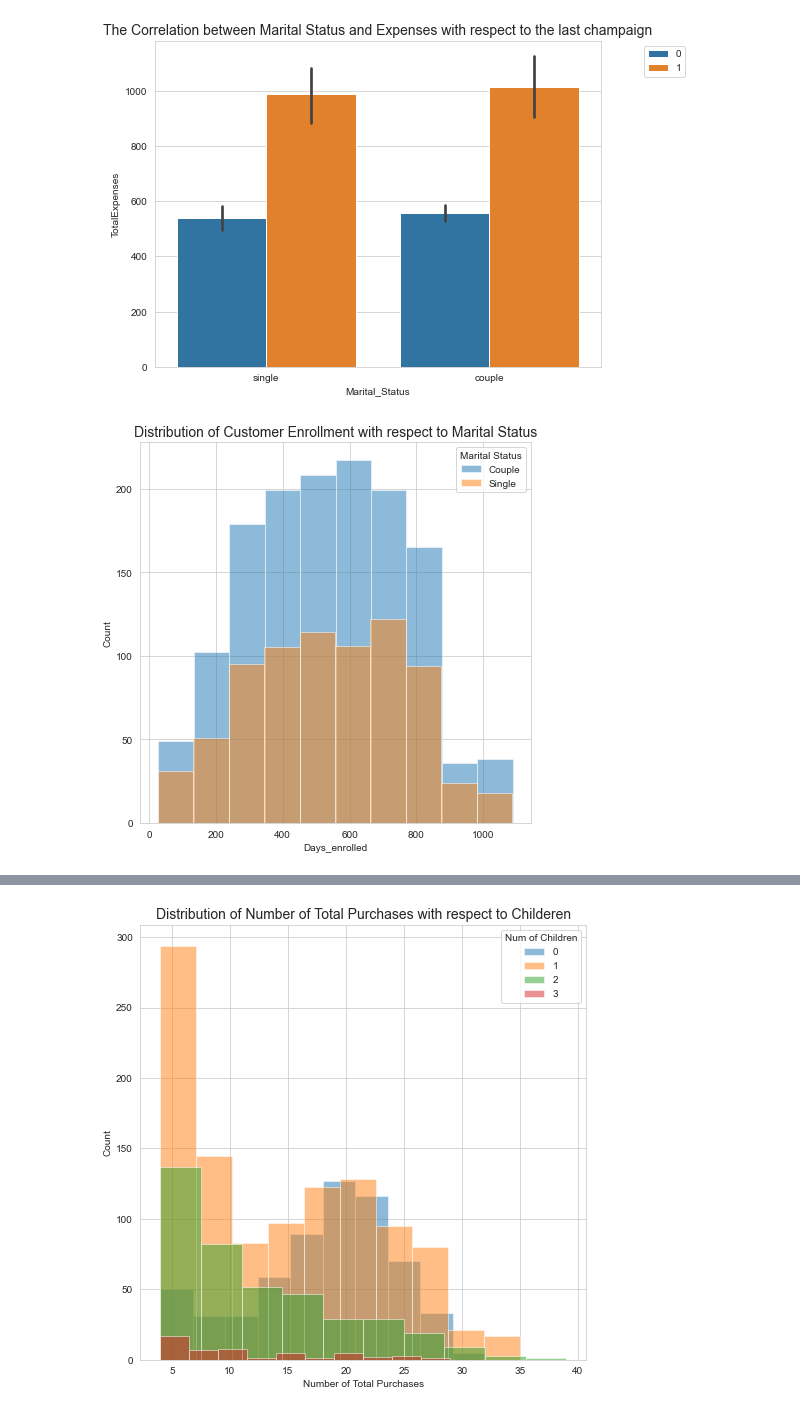
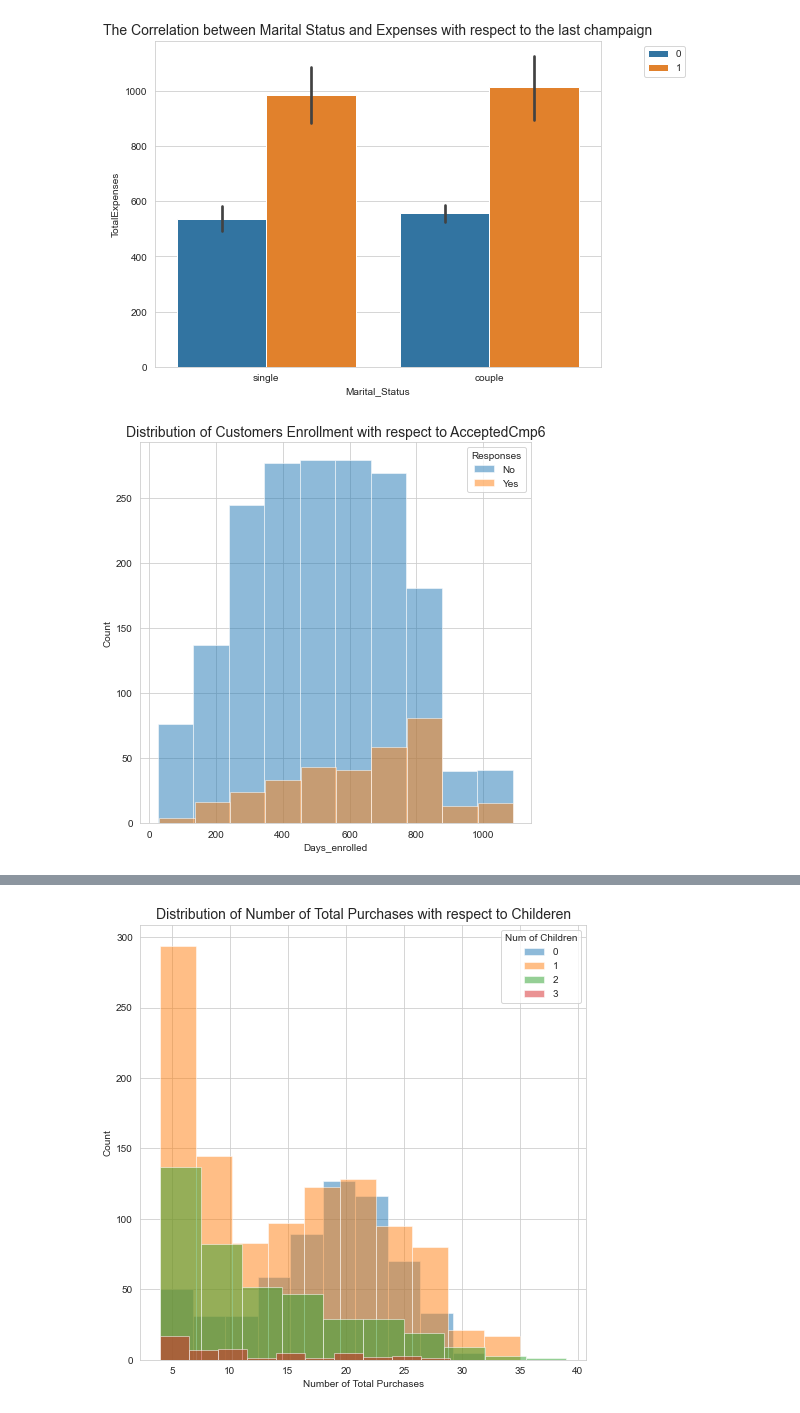
Before and after one commit to livia360/Capstone_project, a Jupyter notebook: 02_Exploratory_Data_Analysis.ipynb, the cells around one changed output, grey strips where cells are left out. Cells and saved outputs as stored; diff of their text form; code cells hidden in the pictures.

```diff
--- a/02_Exploratory_Data_Analysis.ipynb
+++ b/02_Exploratory_Data_Analysis.ipynb
@@ -156,16 +156,16 @@ plt.show();
 # %% [output]
 [figure]
 # %%
-# ANALYSIS OF THE CORRELATION BETWEEN MARITAL STATUS AND TOTAL EXPENSES
+# ANALYSIS OF THE CORRELATION BETWEEN  Days_enrolled and AcceptedCmp6
 plt.figure(figsize=(7,7))
-plt.hist("Days_Enrolled", data = df[df["Marital_Status"] == "couple"], alpha = 0.5, label = "Couple")
-plt.hist("Days_Enrolled", data = df[df["Marital_Status"] == "single"], alpha = 0.5, label = "Single")
-plt.title("Distribution of Customer Enrollment with respect to Marital Status", fontsize=14)
+plt.hist("Days_Enrolled", data = df[df["AcceptedCmp6"] == 0], alpha = 0.5, label = "No")
+plt.hist("Days_Enrolled", data = df[df["AcceptedCmp6"] == 1], alpha = 0.5, label = "Yes")
+
+plt.title("Distribution of Customers Enrollment with respect to AcceptedCmp6", fontsize=14)
 plt.xlabel("Days_enrolled")
-plt.legend(title = "Marital Status")
+plt.legend(title = "Responses")
 plt.ylabel("Count")
-plt.show()
-# coupled customers have higher expenses
+plt.show();
 # %% [output]
-[figure, old version]
+[figure, new version]
 # %%
```
Also changed, not shown: parts of 13 cells of this notebook.
